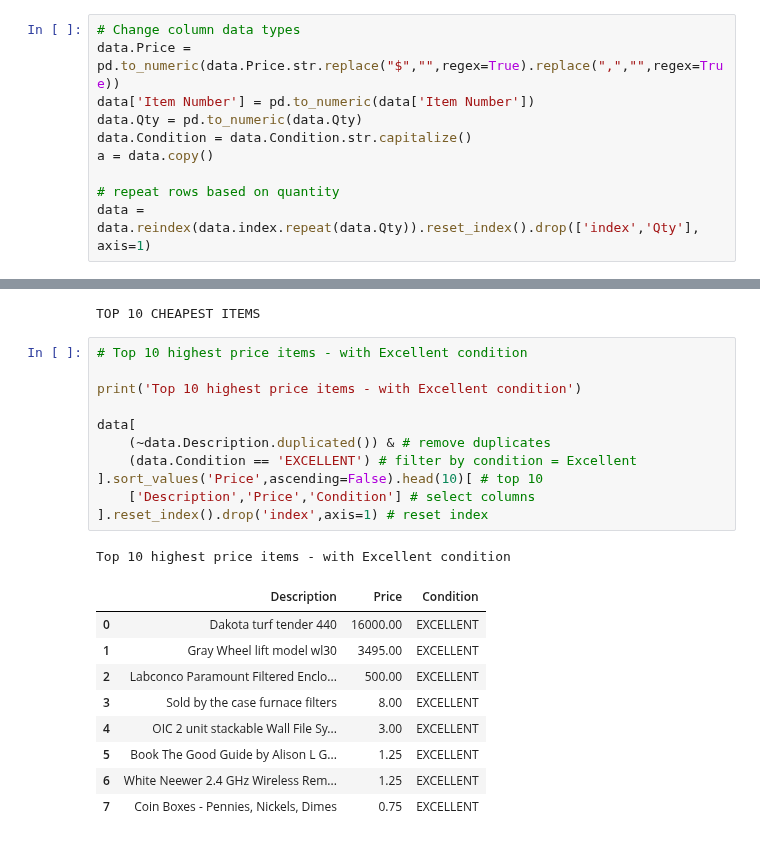
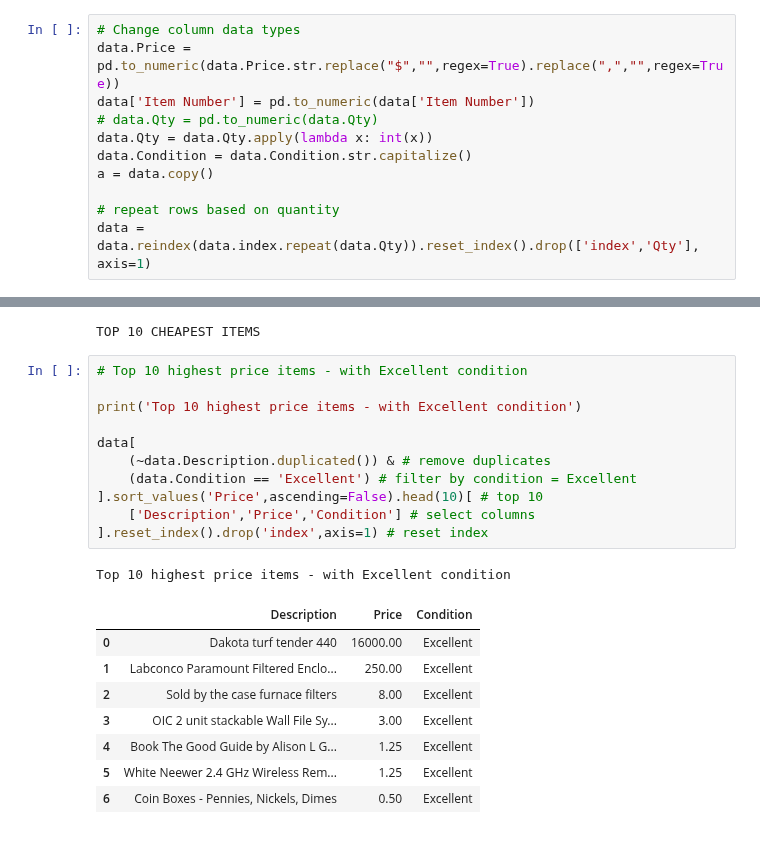
Before and after one commit to pedrosanhueza/Web-Scrape, a Jupyter notebook: Surplus Sale Items/Surplus - Code/WebScrape - SurplusSaleItems.ipynb, the cells around one changed output, grey strips where cells are left out. Cells and saved outputs as stored; diff of their text form.

```diff
--- a/Surplus Sale Items/Surplus - Code/WebScrape - SurplusSaleItems.ipynb
+++ b/Surplus Sale Items/Surplus - Code/WebScrape - SurplusSaleItems.ipynb
@@ -69,7 +69,8 @@ data.describe()
 # Change column data types
 data.Price = pd.to_numeric(data.Price.str.replace("$","",regex=True).replace(",","",regex=True))
 data['Item Number'] = pd.to_numeric(data['Item Number'])
-data.Qty = pd.to_numeric(data.Qty)
+# data.Qty = pd.to_numeric(data.Qty)
+data.Qty = data.Qty.apply(lambda x: int(x))
 data.Condition = data.Condition.str.capitalize()
 a = data.copy()
 
@@ -221,25 +222,24 @@ TOP 10 CHEAPEST ITEMS
 # %%
 # Top 10 highest price items - with Excellent condition
 
 print('Top 10 highest price items - with Excellent condition')
 
 data[
     (~data.Description.duplicated()) & # remove duplicates
-    (data.Condition == 'EXCELLENT') # filter by condition = Excellent
+    (data.Condition == 'Excellent') # filter by condition = Excellent
 ].sort_values('Price',ascending=False).head(10)[ # top 10
     ['Description','Price','Condition'] # select columns
 ].reset_index().drop('index',axis=1) # reset index
 # %% [output]
 Top 10 highest price items - with Excellent condition
 |  | Description | Price | Condition |
-| 0 | Dakota turf tender 440 | 16000.00 | EXCELLENT |
-| 1 | Gray Wheel lift model wl30 | 3495.00 | EXCELLENT |
-| 2 | Labconco Paramount Filtered Enclo... | 500.00 | EXCELLENT |
-| 3 | Sold by the case furnace filters | 8.00 | EXCELLENT |
-| 4 | OIC 2 unit stackable Wall File Sy... | 3.00 | EXCELLENT |
-| 5 | Book The Good Guide by Alison L G... | 1.25 | EXCELLENT |
-| 6 | White Neewer 2.4 GHz Wireless Rem... | 1.25 | EXCELLENT |
-| 7 | Coin Boxes - Pennies, Nickels, Dimes | 0.75 | EXCELLENT |
+| 0 | Dakota turf tender 440 | 16000.00 | Excellent |
+| 1 | Labconco Paramount Filtered Enclo... | 250.00 | Excellent |
+| 2 | Sold by the case furnace filters | 8.00 | Excellent |
+| 3 | OIC 2 unit stackable Wall File Sy... | 3.00 | Excellent |
+| 4 | Book The Good Guide by Alison L G... | 1.25 | Excellent |
+| 5 | White Neewer 2.4 GHz Wireless Rem... | 1.25 | Excellent |
+| 6 | Coin Boxes - Pennies, Nickels, Dimes | 0.50 | Excellent |
 # %%
 # Top 10 higest price items - with Good condition
 
```
Also changed, not shown: parts of 8 cells of this notebook, 4 other files.
